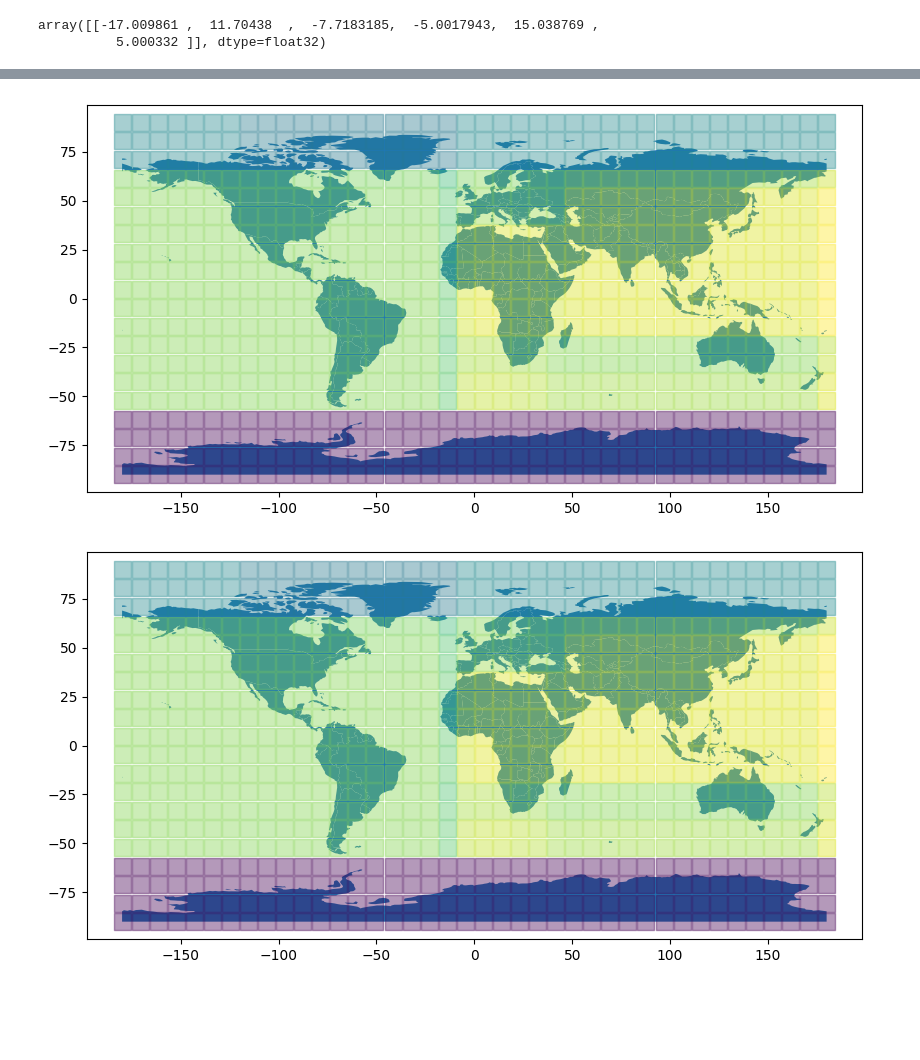
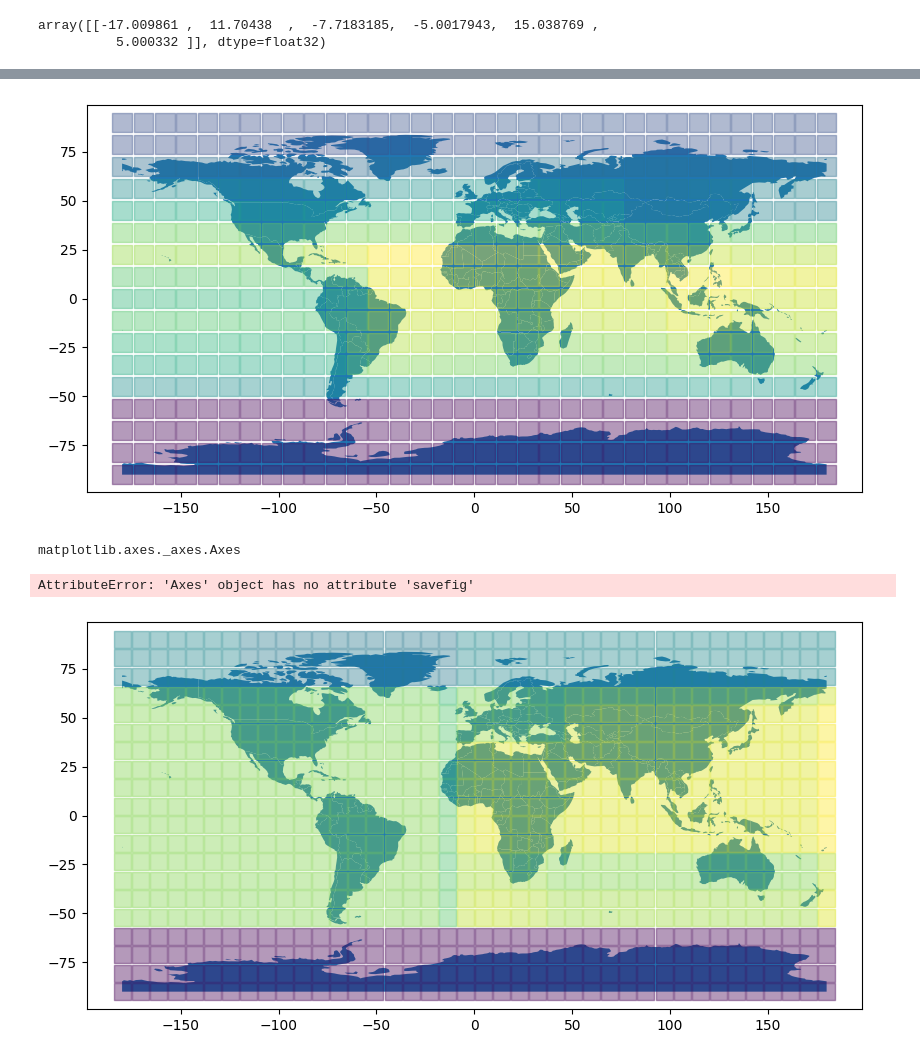
Before and after one commit to tymsoncyferki/alwaysgoodweather, a Jupyter notebook: model_training.ipynb, the cells around one changed output, grey strips where cells are left out. Drawn from its saved outputs; the diff is of its cells as text; code cells hidden in the pictures; blank space fills up the shorter version.

```diff
--- a/model_training.ipynb
+++ b/model_training.ipynb
@@ -90,7 +90,16 @@ from data.data import plot_map
-# %%
-plot_map(400, 5, model, 150)
-# %% [output]
-[figure, removed]
+# %%
+plot = plot_map(num_points=300, index=2, model=model, marker_size=200)
+plt.savefig('world.png', transparent=True)
+# %% [output]
+[figure, added]
+# %%
+type(plot)
+# %% [output]
+matplotlib.axes._axes.Axes
+# %%
+plot.savefig('world.jpg')
+# %% [output]
+AttributeError: 'Axes' object has no attribute 'savefig'
 # %%
 from data.data import plot_map
 plot_map(400, 5, model2, 150)
```
Also changed, not shown: parts of 2 cells of this notebook, 2 other files.
